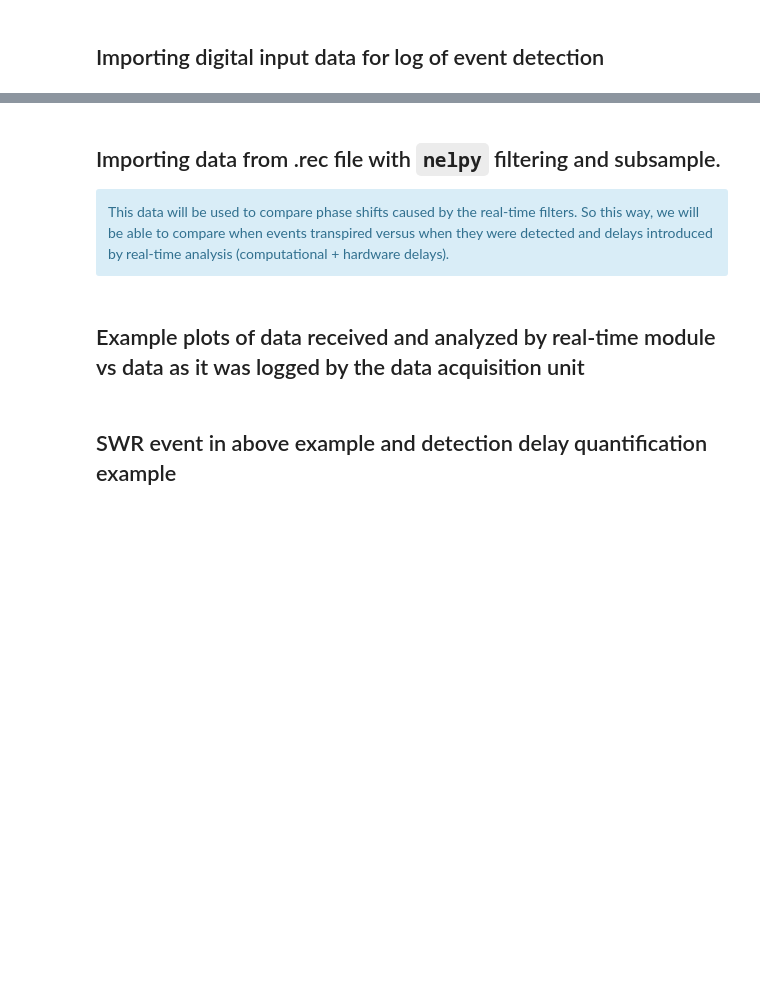
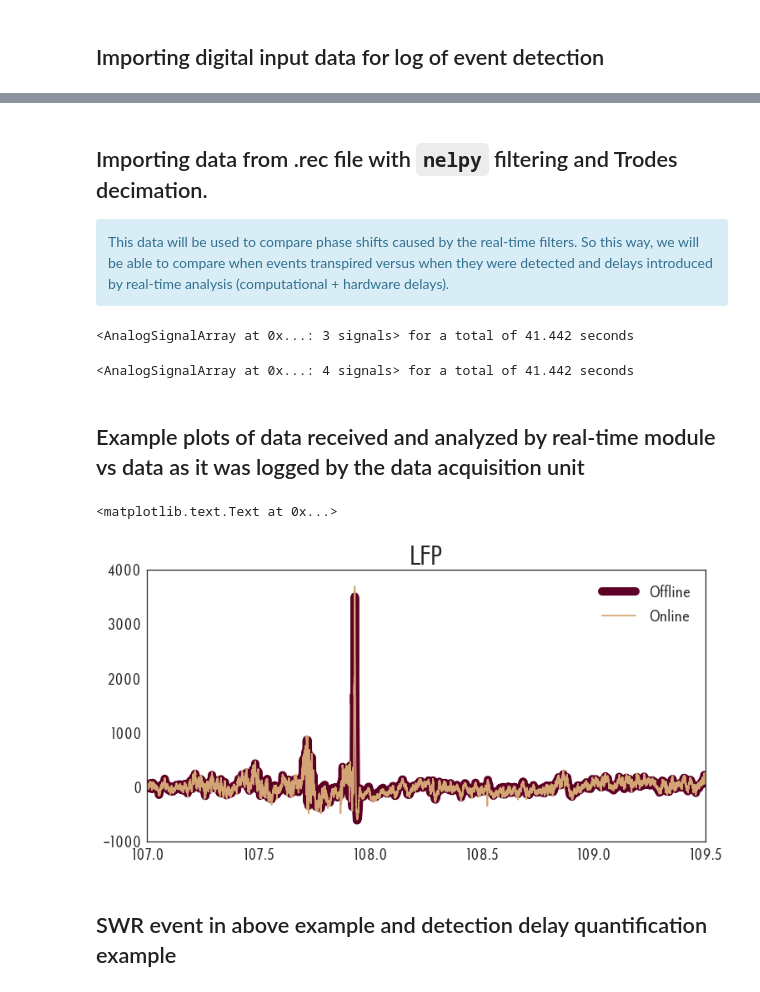
Before and after one commit to eackermann/nelpy, a Jupyter notebook: examples/TrodesImportDemo.ipynb, the cells around one changed output, grey strips where cells are left out. Drawn from its saved outputs; the diff is of its cells as text; code cells hidden in the pictures; blank space fills up the shorter version.

```diff
--- a/examples/TrodesImportDemo.ipynb
+++ b/examples/TrodesImportDemo.ipynb
@@ -371,2 +492,5 @@ As previously stated, exporting Trodes .rec files relies heavily on the modified
 # %% [markdown]
 ## Importing digital input data for log of event detection
+# %%
+#digital input channel 1 logged the detection pulses
+digital_in = neltro.load_dio_rec("/home/shayok/Documents/Code/RippleDetectionAnalysis/TingData/Kant_control_stimulation_single_channel1_5_27.rec","/home/shayok/Documents/Code/trodes/",channel=[1],data_already_extracted=False, verbose=False)
@@ -373,10 +520,36 @@ As previously stated, exporting Trodes .rec files relies heavily on the modified
 # %% [markdown]
-## Importing data from .rec file with `nelpy` filtering and subsample. <br>
+## Importing data from .rec file with `nelpy` filtering and Trodes decimation. <br>
 <div class="alert alert-info">
 This data will be used to compare phase shifts caused by the real-time filters. So this way, we will be able to compare when events transpired versus when they were detected and delays introduced by real-time analysis (computational + hardware delays).
 </div>
+# %%
+offline_analysis_signals = neltro.load_wideband_lfp_rec("/home/shayok/Documents/Code/RippleDetectionAnalysis/TingData/Kant_control_stimulation_single_channel1_5_27.rec",\
+                      "/home/shayok/Documents/Code/trodes/", tetrode = [4,3],\
+                      channel = [1,3], trodes_style_decimation=True, verbose = False)
+# %%
+#subtract off reference and generate new analogsignal
+offline_analysis_signals.add_signal(offline_analysis_signals.ydata[0]-offline_analysis_signals.ydata[1],label="t4c1_refsubtracted")
+# %% [output]
+<AnalogSignalArray at 0x...: 3 signals> for a total of 41.442 seconds
+# %%
+#add LFP (1-400 Hz)
+offline_analysis_signals.add_signal(nel.filtering.bandpass_filter(offline_analysis_signals[:,2],lowcut=1,highcut=400,numtaps=\
+                                                 nel.filtering.approx_number_of_taps(offline_analysis_signals.fs,15)),\
+                                   label="t4c1_refsubtracted_lowpassfiltered")
+# %% [output]
+<AnalogSignalArray at 0x...: 4 signals> for a total of 41.442 seconds
 # %% [markdown]
 ## Example plots of data received and analyzed by real-time module vs data as it was logged by the data acquisition unit
+# %%
+ax = npl.plot(offline_analysis_signals[:,-1],color=npl.colors.cows.texas_aggie,lw=10,label="Offline")
+npl.plot(real_time_signals[:,-1],color=npl.colors.cows.jersey,label="Online")
+ax.legend()
+ax.set_xlim(107,109.5)
+ax.set_ylim(-1000,4000)
+ax.set_title("LFP")
+# %% [output]
+<matplotlib.text.Text at 0x...>
+[figure, added]
 # %% [markdown]
 ## SWR event in above example and detection delay quantification example
 # %% [markdown]
```
Also changed, not shown: parts of 31 cells of this notebook, 1 other file.
